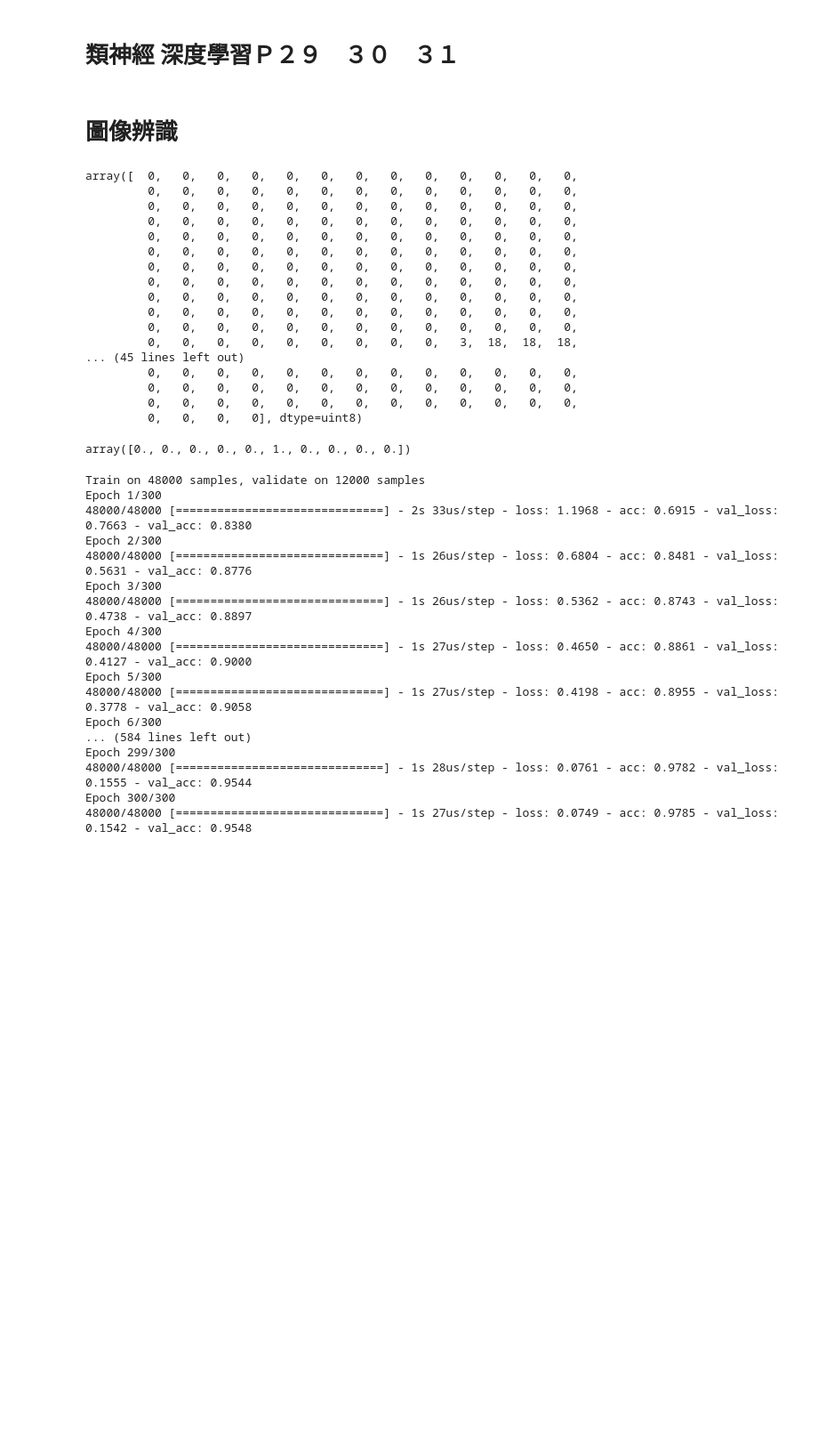
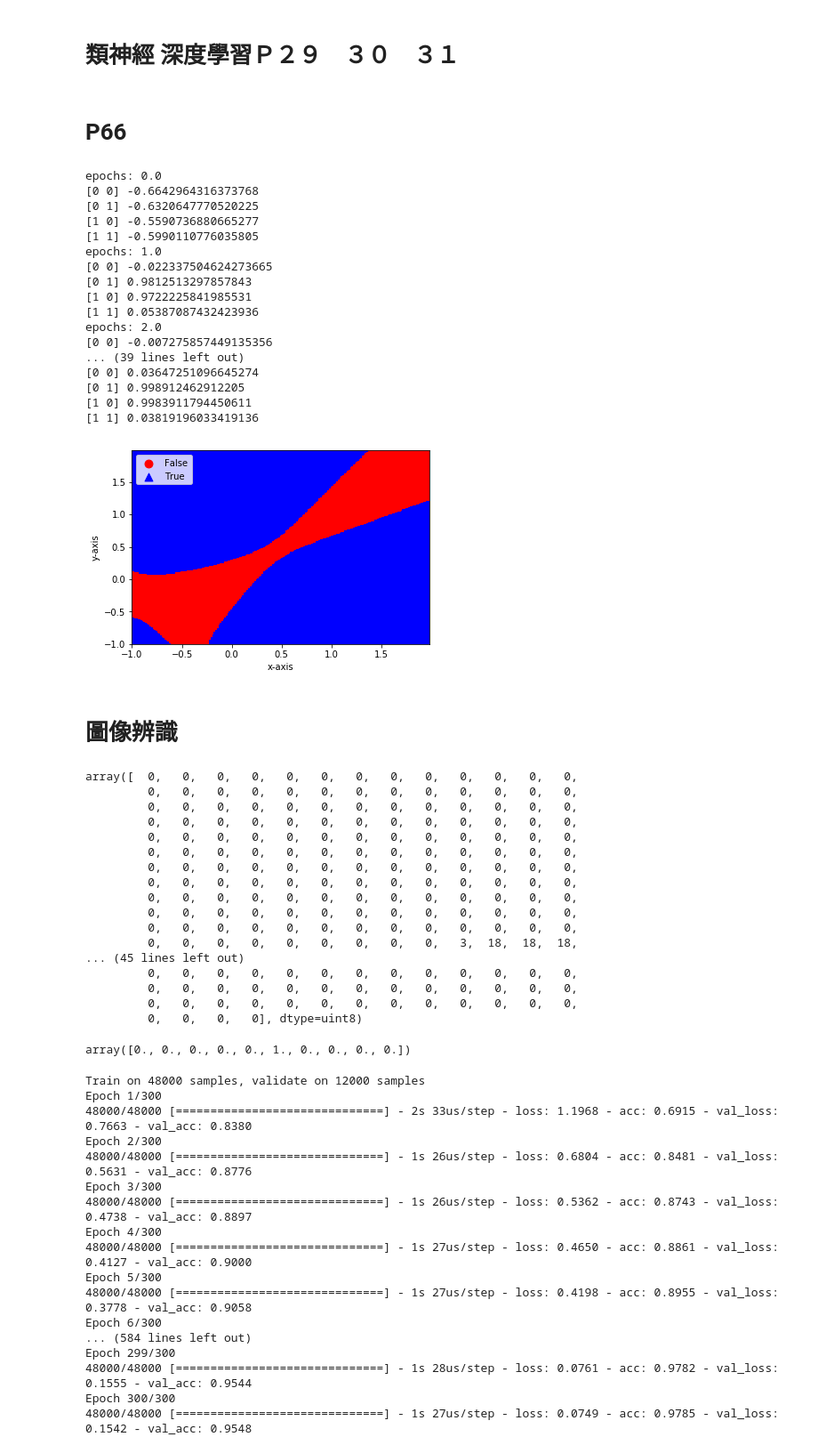
Before and after one commit to j122085/practise-ML-, a Jupyter notebook: ML.ipynb, the cells around one changed output. Shown: that part at 89% size. Drawn from its saved outputs; the diff is of its cells as text; code cells hidden in the pictures; blank space fills up the shorter version.

```diff
--- a/ML.ipynb
+++ b/ML.ipynb
@@ -99,6 +99,8 @@ w=5
 y=y1*w-y2*w
 plt.plot(x,y,lw=2,color='black')
 plt.show()
+# %% [markdown]
+# P66
 # %%
 import numpy
 from matplotlib.colors import ListedColormap
@@ -118,7 +120,7 @@ class NeuralNetwork:
         self.activity = tanh
         self.activity_derivative = tanh_derivative
         self.layers = len(net_arch)
-        self.steps_per_epoch = 1000
+        self.steps_per_epoch = 1200
         self.arch = net_arch
 
         self.weights = []
@@ -215,34 +217,53 @@ class NeuralNetwork:
         plt.xlim(xx1.min(), xx1.max())
         plt.ylim(xx2.min(), xx2.max())
         # plot all samples
 
         classes = ["False", "True"]
         for idx, cl in enumerate(numpy.unique(y)):
             plt.scatter(x=X[y == cl, 0], y=X[y == cl, 1], alpha=1.0, c=cmap(idx), marker=markers[idx], s=80, label=classes[idx])
 
         plt.xlabel('x-axis')
         plt.ylabel('y-axis')
         plt.legend(loc='upper left')
         plt.show()
 
 if __name__ == '__main__':
 
-    nn = NeuralNetwork([2,2,1])
+    nn = NeuralNetwork([2,4,2,1])
 
     X = numpy.array([[0, 0],
                      [0, 1],
                      [1, 0],
                      [1, 1]])
 
     y = numpy.array([0, 1, 1, 0])
 
     nn.fit(X, y, epochs=10)
 
     print ("Final prediction")
     for s in X:
         print(s, nn.predict(s))
 
     nn.plot_decision_regions(X, y)
+# %% [output]
+epochs: 0.0
+[0 0] -0.6642964316373768
+[0 1] -0.6320647770520225
+[1 0] -0.5590736880665277
+[1 1] -0.5990110776035805
+epochs: 1.0
+[0 0] -0.022337504624273665
+[0 1] 0.9812513297857843
+[1 0] 0.9722225841985531
+[1 1] 0.05387087432423936
+epochs: 2.0
+[0 0] -0.007275857449135356
+... (39 lines left out)
+[0 0] 0.03647251096645274
+[0 1] 0.998912462912205
+[1 0] 0.9983911794450611
+[1 1] 0.03819196033419136
+[figure, added]
 # %% [markdown]
 # 圖像辨識
 # %%
```
Also changed, not shown: parts of 25 cells of this notebook, 18 other files.
